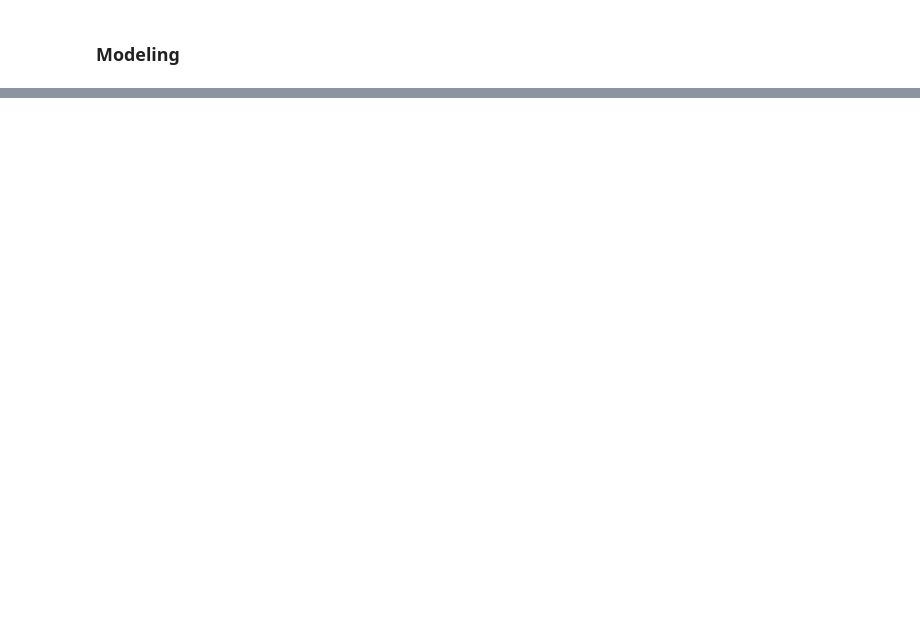
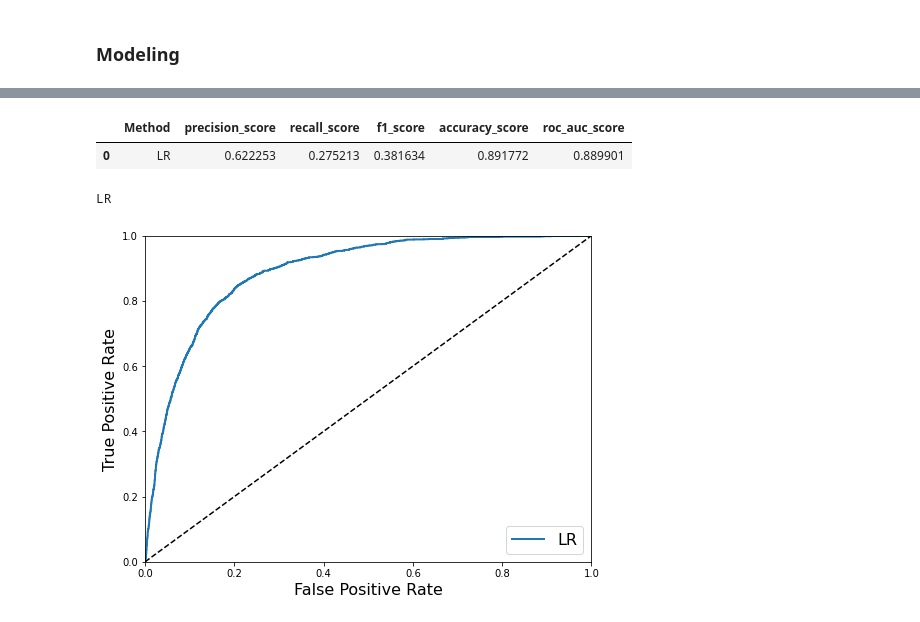
Before and after one commit to czokw1/ml-predict-bank-deposit, a Jupyter notebook: data_analysis.ipynb, the cells around one changed output, grey strips where cells are left out. Drawn from its saved outputs; the diff is of its cells as text; code cells hidden in the pictures; blank space fills up the shorter version.

```diff
--- a/data_analysis.ipynb
+++ b/data_analysis.ipynb
@@ -420,0 +415,19 @@ roc_auc_score(y_test,model.predict_proba(X_test)[:,1])
+# %%
+from sklearn.model_selection import StratifiedKFold
+
+seed=123
+kfold = StratifiedKFold(n_splits=5, random_state=seed,shuffle=True)
+# %%
+from sklearn.linear_model import LogisticRegression
+
+pipe= Pipeline([('preprocessing', StandardScaler()),  ('classifier', LogisticRegression(C=1, solver='newton-cg',max_iter=1000))])
+
+param_grid = {
+            'preprocessing': [StandardScaler(), None],
+            'classifier__C': [0.001, 0.01, 0.1, 1, 10, 100]
+}
+
+grid = GridSearchCV(pipe, param_grid, cv=kfold, return_train_score=True)
+
+grid.fit(X_train, y_train)
+grid.best_params_
@@ -420,0 +479,39 @@ roc_auc_score(y_test,model.predict_proba(X_test)[:,1])
+# %%
+import pandas as pd
+d = {'precision_score': precision_score,
+     'recall_score': recall_score,
+     'f1_score': f1_score,
+     'accuracy_score' : accuracy_score,
+     'roc_auc_score' : roc_auc_score
+    }
+df = pd.DataFrame(data=d)
+df.insert(loc=0, column='Method', value=['LR'])
+df
+# %% [output]
+|  | Method | precision_score | recall_score | f1_score | accuracy_score | roc_auc_score |
+| 0 | LR | 0.622253 | 0.275213 | 0.381634 | 0.891772 | 0.889901 |
+# %%
+from sklearn.metrics import roc_curve
+
+def plot_roc_curve(fpr, tpr, label=None):
+    plt.plot(fpr, tpr, linewidth=2, label=label)
+    plt.plot([0, 1], [0, 1], 'k--')
+    plt.axis([0, 1, 0, 1])
+    plt.xlabel('False Positive Rate', fontsize=16)
+    plt.ylabel('True Positive Rate', fontsize=16)
+
+plt.figure(figsize=(8, 6))
+for name, model in models:
+    print(name)
+    if (name == 'SVM linear'):
+        y_scores = model.decision_function(X_test)
+    else:
+        y_scores = model.predict_proba(X_test)[:,1]
+    fpr, tpr, thresholds = roc_curve(y_test, y_scores)
+    plot_roc_curve(fpr, tpr, name)
+
+plt.legend(loc="lower right", fontsize=16)
+plt.show()
+# %% [output]
+LR
+[figure, added]
```
Also changed, not shown: parts of 30 cells of this notebook.
